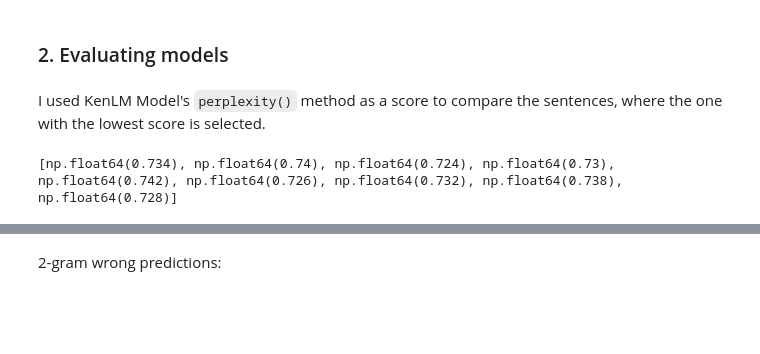
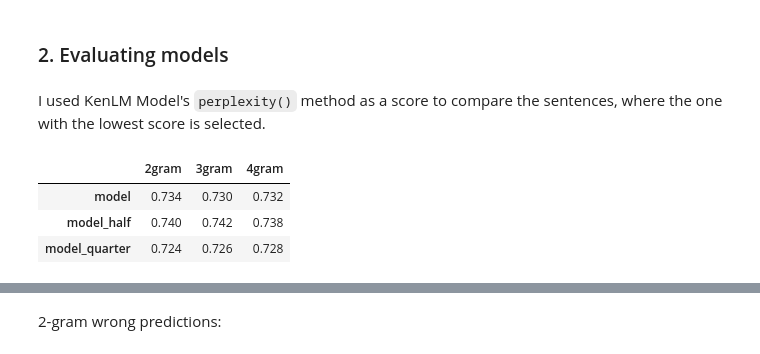
Before and after one commit to Kofful/asr-clm, a Jupyter notebook: ASR.ipynb, the cells around one changed output, grey strips where cells are left out. Cells and saved outputs as stored; diff of their text form; code cells hidden in the pictures; blank space fills up the shorter version.

```diff
--- a/ASR.ipynb
+++ b/ASR.ipynb
@@ -276,53 +286,55 @@ for n in range(2, 5):
 # %%
-import json
-import math
-import pandas as pd
-
-pd.set_option('display.max_colwidth', None)
-
 tests = []
 
 with open('data/ua_asr_hypotheses_500.jsonl') as f:
     lines = f.readlines()
     for line in lines:
         tests.append(json.loads(line))
 
 def get_predictions(tests, model):
     predictions = []
 
     for test in tests:
         min_score = math.inf
         min_index = 0
         for index, hypothesis in enumerate(test['hypotheses']):
             score = model.perplexity(hypothesis)
             if score < min_score:
                 min_score = score
                 min_index = index
 
         predictions.append({'reference': test['reference'], 'hypothesis': test['hypotheses'][min_index]})
 
     return predictions
 
 def get_accuracy(predictions):
     return (predictions['hypothesis'] == predictions['reference']).sum() / len(predictions)
 
 def get_incorrect(predictions):
     return predictions[predictions['hypothesis'] != predictions['reference']]
 
-predictions = []
-accuracies = []
-wrong_predictions = []
+predictions = {}
+wrong_predictions = {}
+accuracies = {}
 
-for model in models:
-    model_predictions = get_predictions(tests, model)
-    df = pd.DataFrame(model_predictions)
-    predictions.append(df)
-    wrong_predictions.append(get_incorrect(df))
-    accuracies.append(get_accuracy(df))
+for col_index in models.columns:
+    row_accuracies = {}
+    row_predictions = {}
+    row_wrong_predictions = {}
+    for row_index, row in models.iterrows():
+        model_predictions = get_predictions(tests, models.loc[row_index, col_index])
+        df = pd.DataFrame(model_predictions)
+        row_predictions[row_index] = df
+        row_wrong_predictions[row_index] = get_incorrect(df)
+        row_accuracies[row_index] = get_accuracy(df)
 
-print(accuracies)
-# print(f"2-gram accuracy: {get_accuracy(df2)}")
-# print(f"3-gram accuracy: {get_accuracy(df3)}")
-# print(f"4-gram accuracy: {get_accuracy(df4)}")
+    predictions[col_index] = row_predictions
+    wrong_predictions[col_index] = row_wrong_predictions
+    accuracies[col_index] = row_accuracies
+
+display(pd.DataFrame(accuracies))
 # %% [output]
-[np.float64(0.734), np.float64(0.74), np.float64(0.724), np.float64(0.73), np.float64(0.742), np.float64(0.726), np.float64(0.732), np.float64(0.738), np.float64(0.728)]
+|  | 2gram | 3gram | 4gram |
+| model | 0.734 | 0.730 | 0.732 |
+| model_half | 0.740 | 0.742 | 0.738 |
+| model_quarter | 0.724 | 0.726 | 0.728 |
```
Also changed, not shown: parts of 10 cells of this notebook.
